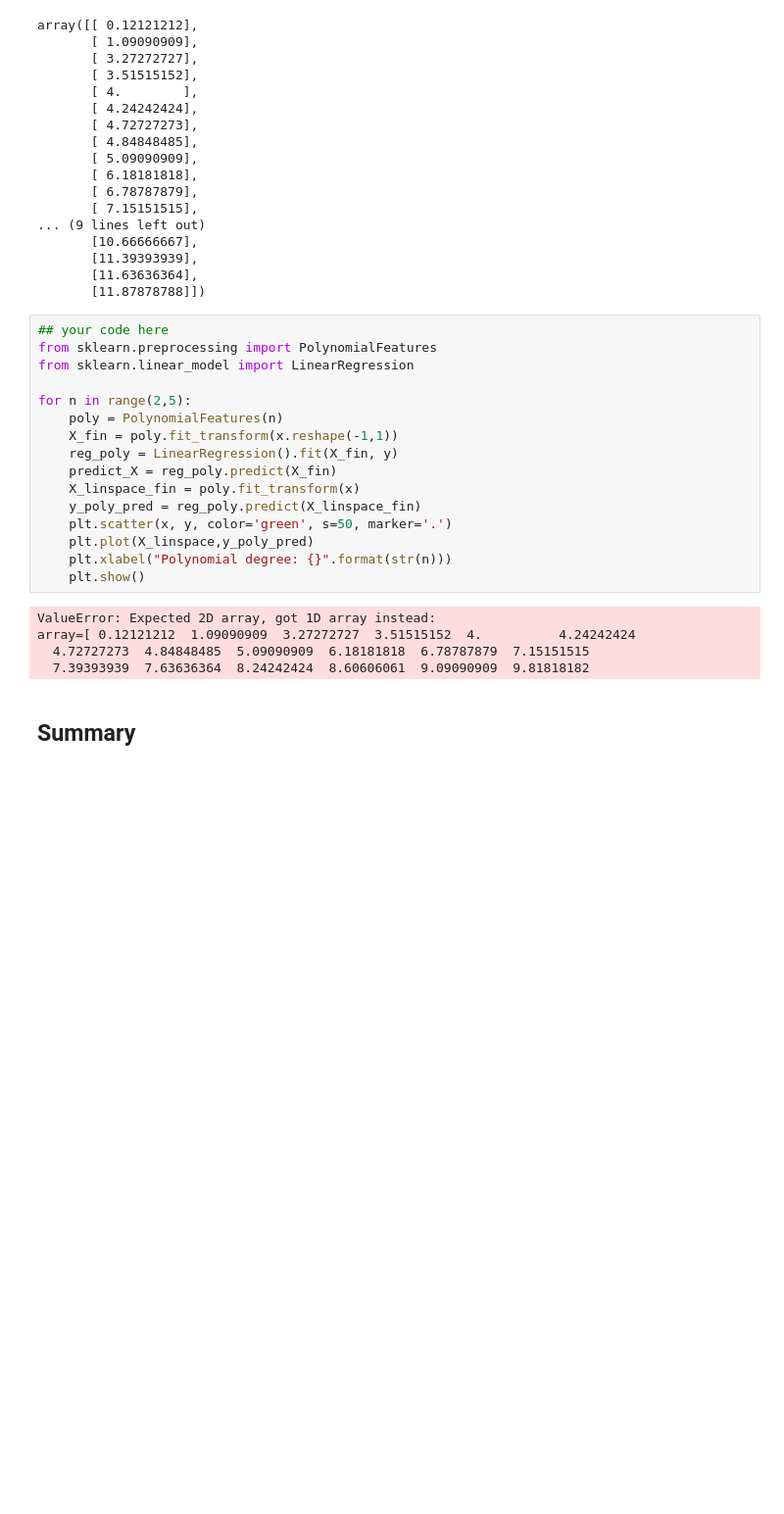
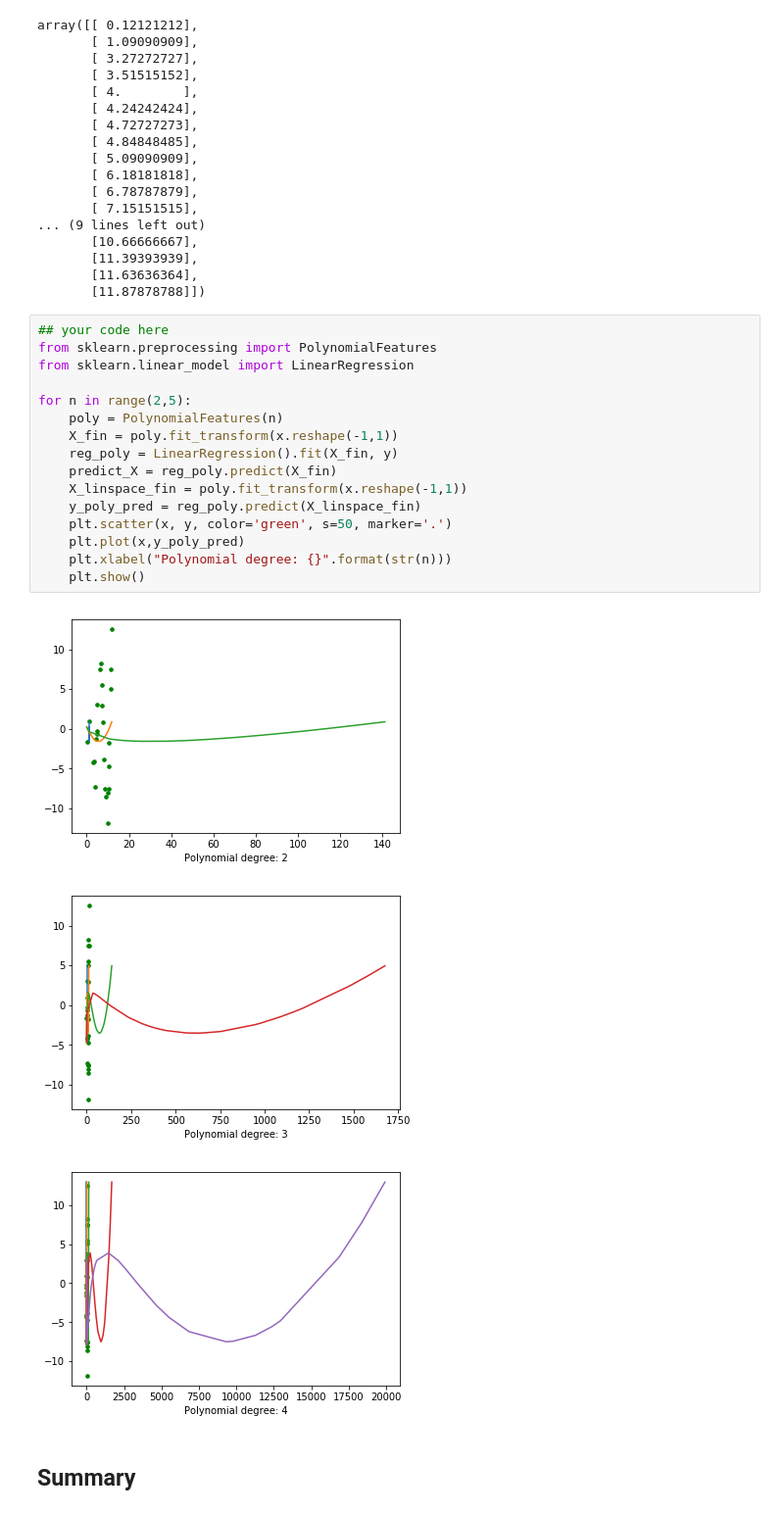
Before and after one commit to max-miller/dsc-polynomial-regression-lab-nyc-ds-career-042219, a Jupyter notebook: index.ipynb, the cells around one changed output. Shown at 98% size. Cells and saved outputs as stored; diff of their text form; blank space fills up the shorter version.

```diff
--- a/index.ipynb
+++ b/index.ipynb
@@ -61,24 +61,23 @@ array([[ 0.12121212],
 # %%
 ## your code here
 from sklearn.preprocessing import PolynomialFeatures
 from sklearn.linear_model import LinearRegression
 
 for n in range(2,5):
     poly = PolynomialFeatures(n)
     X_fin = poly.fit_transform(x.reshape(-1,1))
     reg_poly = LinearRegression().fit(X_fin, y)
     predict_X = reg_poly.predict(X_fin)
-    X_linspace_fin = poly.fit_transform(x)
+    X_linspace_fin = poly.fit_transform(x.reshape(-1,1))
     y_poly_pred = reg_poly.predict(X_linspace_fin)
     plt.scatter(x, y, color='green', s=50, marker='.')
-    plt.plot(X_linspace,y_poly_pred)
+    plt.plot(x,y_poly_pred)
     plt.xlabel("Polynomial degree: {}".format(str(n)))
     plt.show()
 # %% [output]
-ValueError: Expected 2D array, got 1D array instead:
-array=[ 0.12121212  1.09090909  3.27272727  3.51515152  4.          4.24242424
-  4.72727273  4.84848485  5.09090909  6.18181818  6.78787879  7.15151515
-  7.39393939  7.63636364  8.24242424  8.60606061  9.09090909  9.81818182
+[figure, added]
+[figure, added]
+[figure, added]
 # %% [markdown]
 ## Summary
 # %% [markdown]
```
